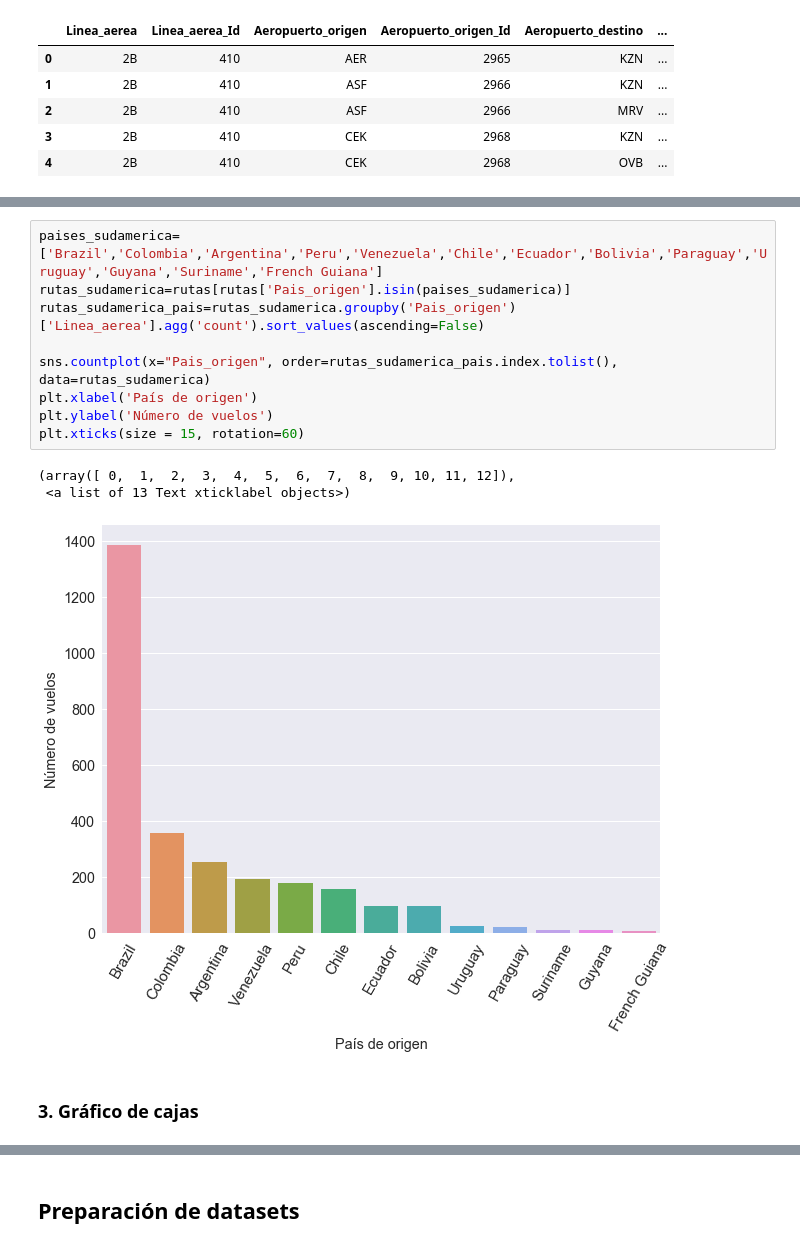
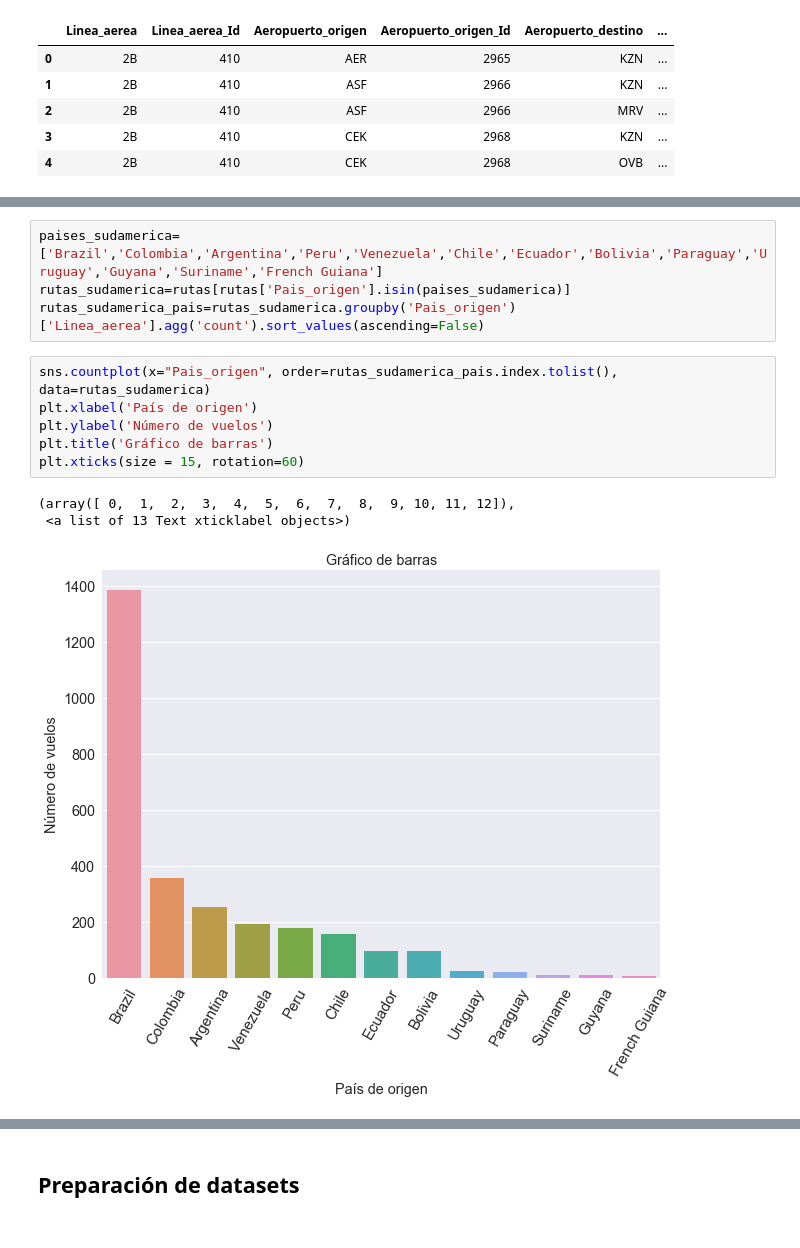
Before and after one commit to MetricLearning/diplomado_datascience, a Jupyter notebook: 03_Visualizar_datos/Visualizacion de datos con Python.ipynb, the cells around one changed output, grey strips where cells are left out. Saved outputs shown, nothing was run; the diff lists cells and outputs as text.

```diff
--- a/03_Visualizar_datos/Visualizacion de datos con Python.ipynb
+++ b/03_Visualizar_datos/Visualizacion de datos con Python.ipynb
@@ -99,14 +129,13 @@ plt.title('Histograma de vuelos')
 paises_sudamerica=['Brazil','Colombia','Argentina','Peru','Venezuela','Chile','Ecuador','Bolivia','Paraguay','Uruguay','Guyana','Suriname','French Guiana']
 rutas_sudamerica=rutas[rutas['Pais_origen'].isin(paises_sudamerica)]
 rutas_sudamerica_pais=rutas_sudamerica.groupby('Pais_origen')['Linea_aerea'].agg('count').sort_values(ascending=False)
-
-sns.countplot(x="Pais_origen", order=rutas_sudamerica_pais.index.tolist(), data=rutas_sudamerica)
-plt.xlabel('País de origen')
-plt.ylabel('Número de vuelos')
-plt.xticks(size = 15, rotation=60)
-# %% [output]
-(array([ 0,  1,  2,  3,  4,  5,  6,  7,  8,  9, 10, 11, 12]),
- <a list of 13 Text xticklabel objects>)
-[figure, removed]
-# %% [markdown]
-### 3. Gráfico de cajas
+# %%
+sns.countplot(x="Pais_origen", order=rutas_sudamerica_pais.index.tolist(), data=rutas_sudamerica)
+plt.xlabel('País de origen')
+plt.ylabel('Número de vuelos')
+plt.title('Gráfico de barras')
+plt.xticks(size = 15, rotation=60)
+# %% [output]
+(array([ 0,  1,  2,  3,  4,  5,  6,  7,  8,  9, 10, 11, 12]),
+ <a list of 13 Text xticklabel objects>)
+[figure, added]
```
Also changed, not shown: parts of 24 cells of this notebook.
